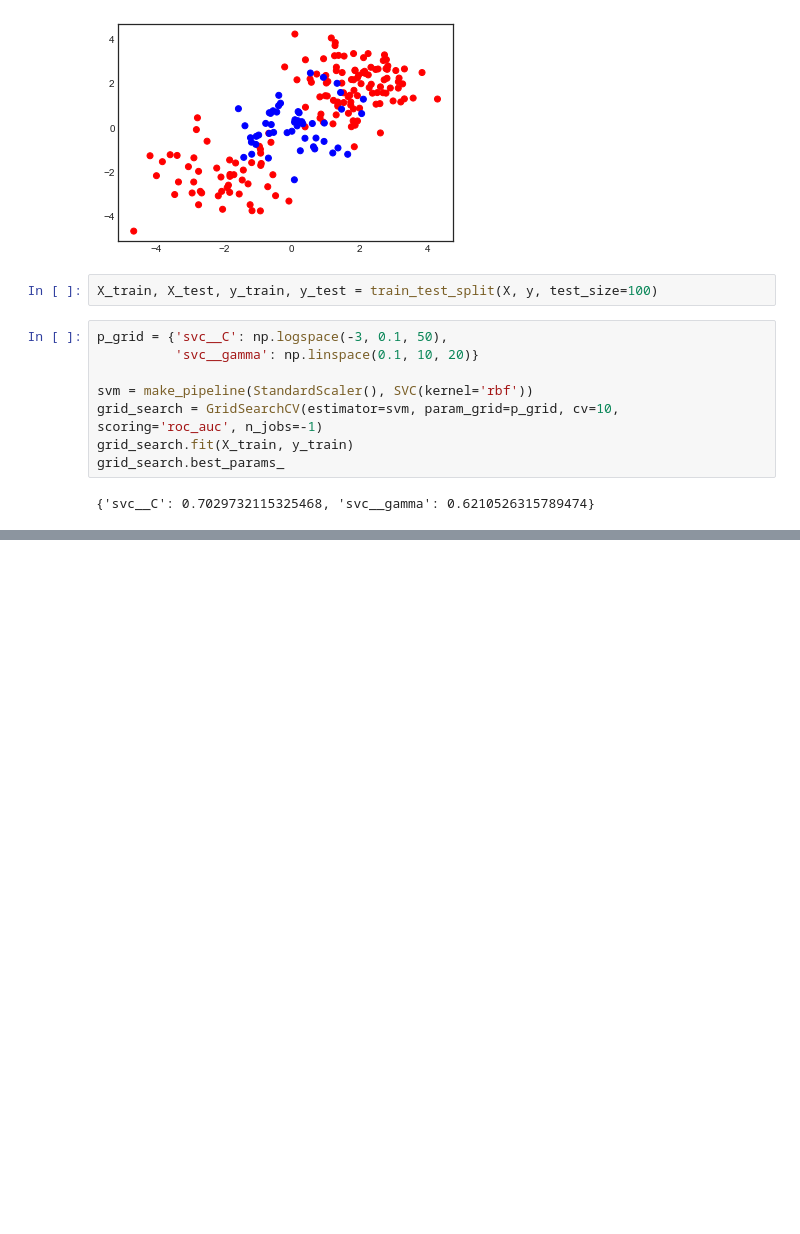
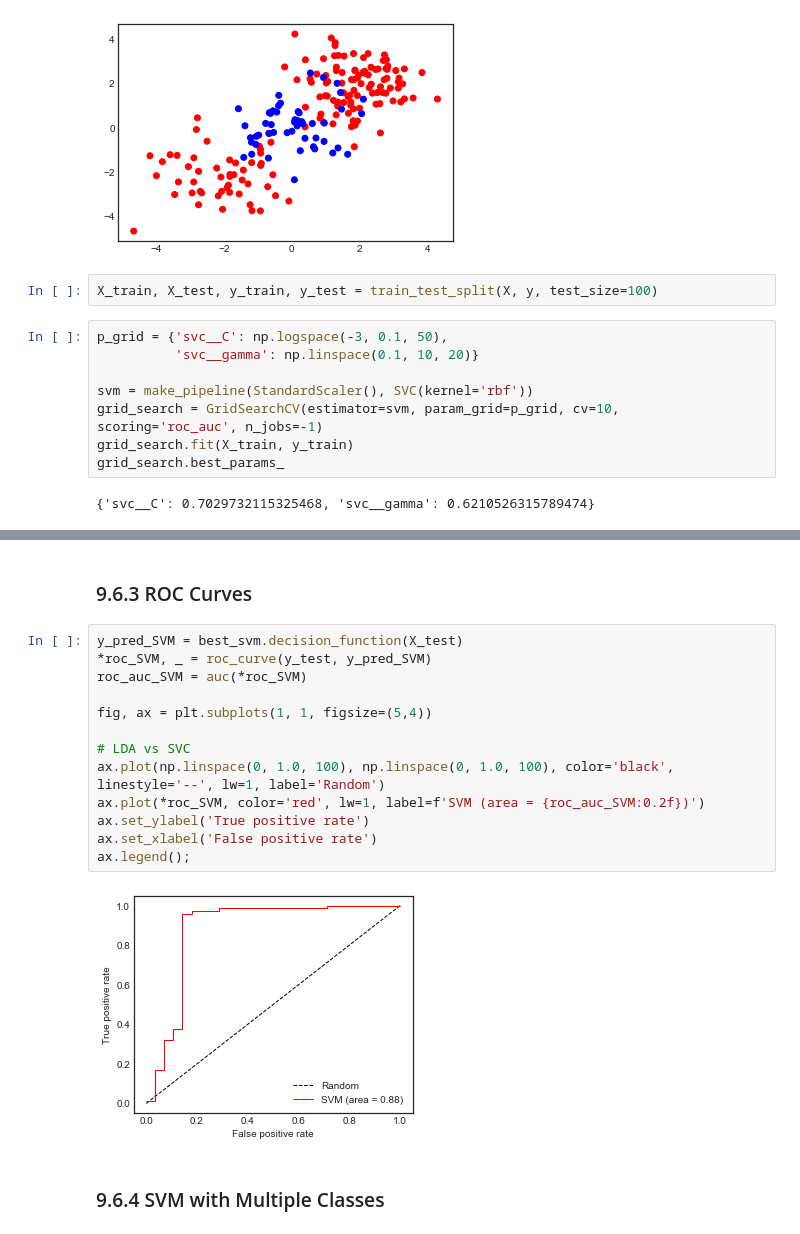
Before and after one commit to pedvide/ISLR_Python, a Jupyter notebook: Chapter9_Support_Vector_Machines.ipynb, the cells around one changed output, grey strips where cells are left out. Cells and saved outputs as stored; diff of their text form; blank space fills up the shorter version.

```diff
--- a/Chapter9_Support_Vector_Machines.ipynb
+++ b/Chapter9_Support_Vector_Machines.ipynb
@@ -274,0 +269,19 @@ Real True   0.642857  0.357143
+# %% [markdown]
+### 9.6.3 ROC Curves
+# %%
+y_pred_SVM = best_svm.decision_function(X_test)
+*roc_SVM, _ = roc_curve(y_test, y_pred_SVM)
+roc_auc_SVM = auc(*roc_SVM)
+
+fig, ax = plt.subplots(1, 1, figsize=(5,4))
+
+# LDA vs SVC
+ax.plot(np.linspace(0, 1.0, 100), np.linspace(0, 1.0, 100), color='black', linestyle='--', lw=1, label='Random')
+ax.plot(*roc_SVM, color='red', lw=1, label=f'SVM (area = {roc_auc_SVM:0.2f})')
+ax.set_ylabel('True positive rate')
+ax.set_xlabel('False positive rate')
+ax.legend();
+# %% [output]
+[figure, added]
+# %% [markdown]
+### 9.6.4 SVM with Multiple Classes
```
Also changed, not shown: parts of 2 cells of this notebook.
